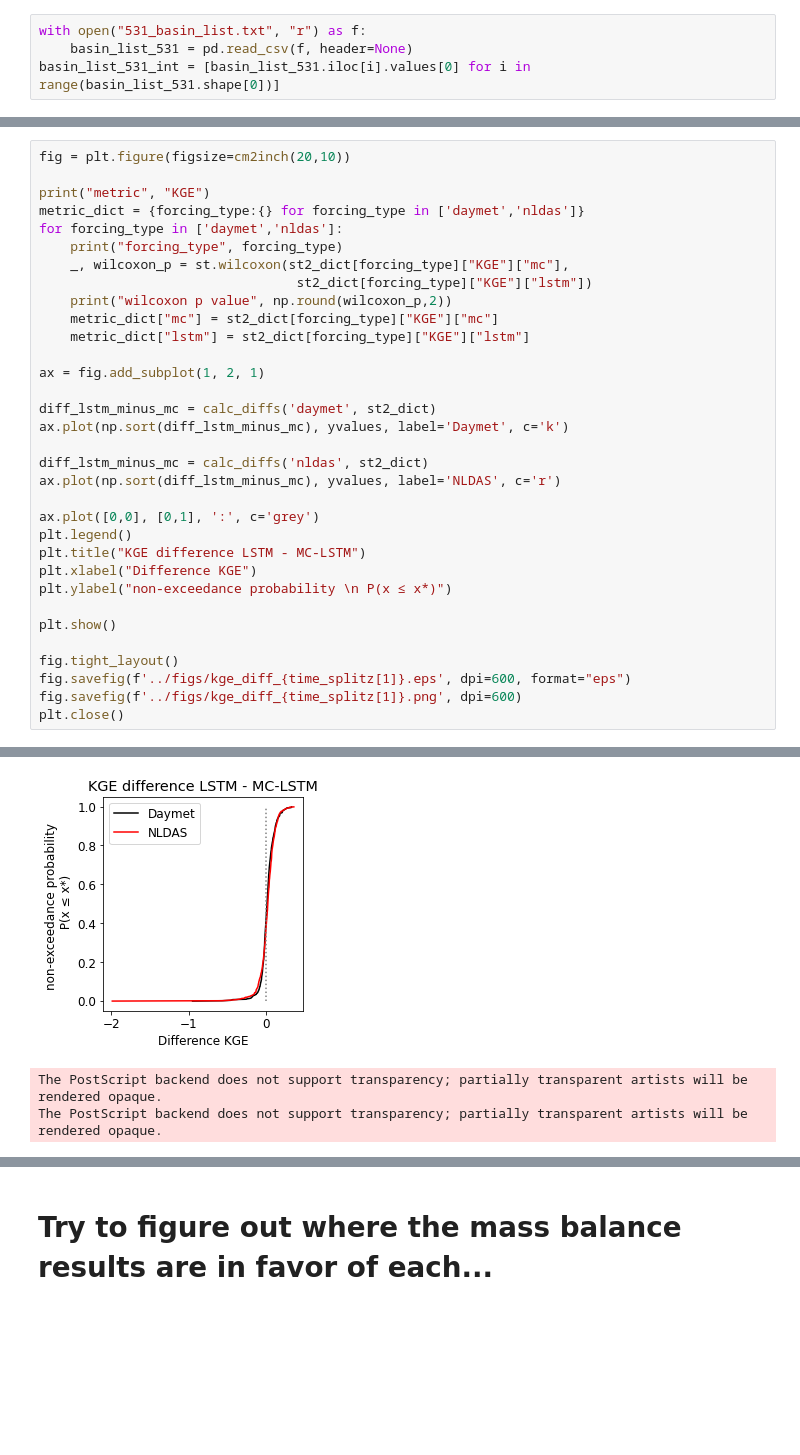
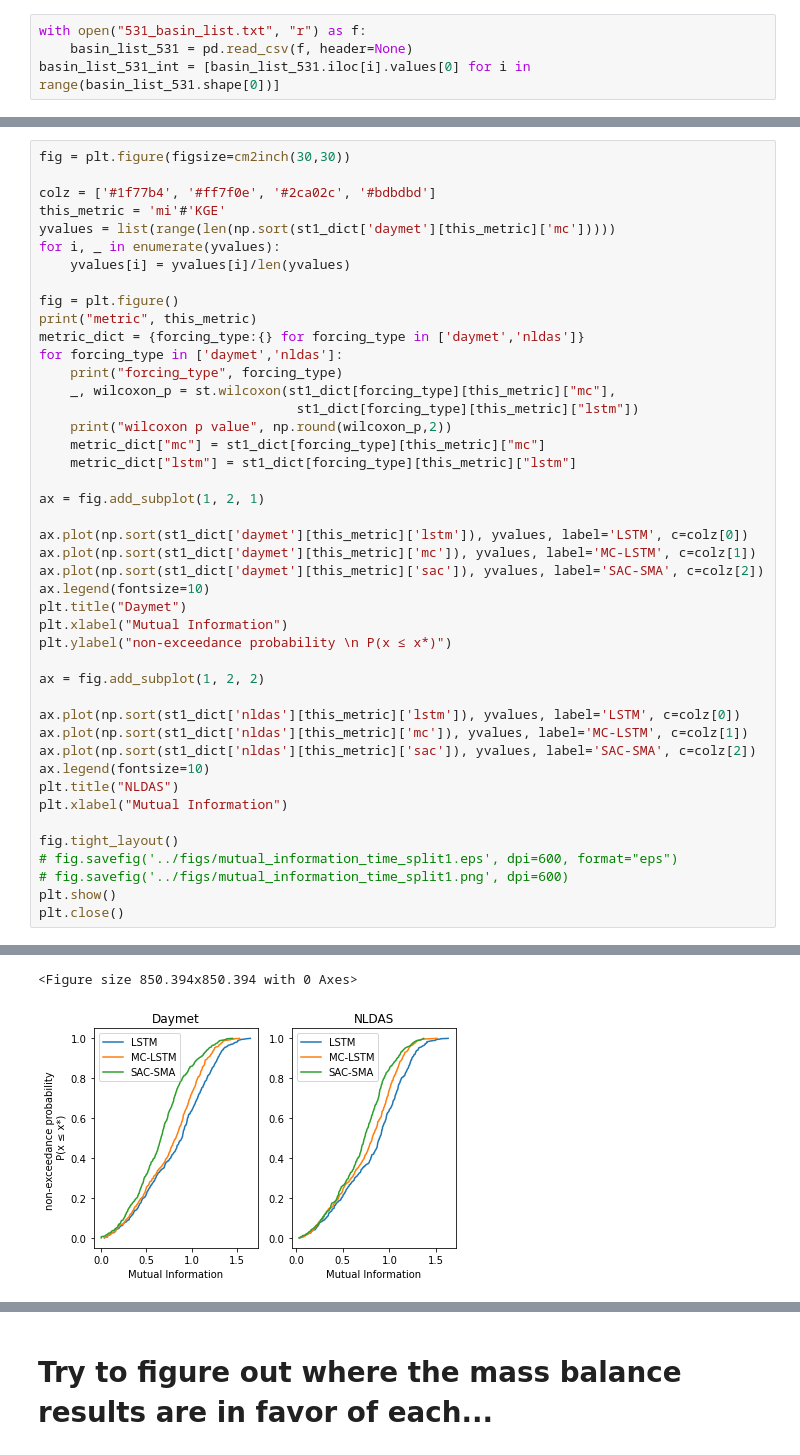
Before and after one commit to jmframe/mclstm_2021_mass_balance, a Jupyter notebook: results/make_figures.ipynb, the cells around one changed output, grey strips where cells are left out. Saved outputs shown, nothing was run; the diff lists cells and outputs as text; blank space fills up the shorter version.

```diff
--- a/results/make_figures.ipynb
+++ b/results/make_figures.ipynb
@@ -875,34 +1287,45 @@ The PostScript backend does not support transparency; partially transparent arti
 # %%
-fig = plt.figure(figsize=cm2inch(20,10))
+fig = plt.figure(figsize=cm2inch(30,30))
 
-print("metric", "KGE")
+colz = ['#1f77b4', '#ff7f0e', '#2ca02c', '#bdbdbd']
+this_metric = 'mi'#'KGE'
+yvalues = list(range(len(np.sort(st1_dict['daymet'][this_metric]['mc']))))
+for i, _ in enumerate(yvalues):
+    yvalues[i] = yvalues[i]/len(yvalues)
+
+fig = plt.figure()
+print("metric", this_metric)
 metric_dict = {forcing_type:{} for forcing_type in ['daymet','nldas']}
 for forcing_type in ['daymet','nldas']:
     print("forcing_type", forcing_type)
-    _, wilcoxon_p = st.wilcoxon(st2_dict[forcing_type]["KGE"]["mc"],
-                                 st2_dict[forcing_type]["KGE"]["lstm"])
+    _, wilcoxon_p = st.wilcoxon(st1_dict[forcing_type][this_metric]["mc"],
+                                 st1_dict[forcing_type][this_metric]["lstm"])
     print("wilcoxon p value", np.round(wilcoxon_p,2))
-    metric_dict["mc"] = st2_dict[forcing_type]["KGE"]["mc"]
-    metric_dict["lstm"] = st2_dict[forcing_type]["KGE"]["lstm"]
+    metric_dict["mc"] = st1_dict[forcing_type][this_metric]["mc"]
+    metric_dict["lstm"] = st1_dict[forcing_type][this_metric]["lstm"]
 
 ax = fig.add_subplot(1, 2, 1)
 
-diff_lstm_minus_mc = calc_diffs('daymet', st2_dict)
-ax.plot(np.sort(diff_lstm_minus_mc), yvalues, label='Daymet', c='k')
-
-diff_lstm_minus_mc = calc_diffs('nldas', st2_dict)
-ax.plot(np.sort(diff_lstm_minus_mc), yvalues, label='NLDAS', c='r')
-
-ax.plot([0,0], [0,1], ':', c='grey')
-plt.legend()
-plt.title("KGE difference LSTM - MC-LSTM")
-plt.xlabel("Difference KGE")
+ax.plot(np.sort(st1_dict['daymet'][this_metric]['lstm']), yvalues, label='LSTM', c=colz[0])
+ax.plot(np.sort(st1_dict['daymet'][this_metric]['mc']), yvalues, label='MC-LSTM', c=colz[1])
+ax.plot(np.sort(st1_dict['daymet'][this_metric]['sac']), yvalues, label='SAC-SMA', c=colz[2])
+ax.legend(fontsize=10)
+plt.title("Daymet")
+plt.xlabel("Mutual Information")
 plt.ylabel("non-exceedance probability \n P(x ≤ x*)")
 
-plt.show()
+ax = fig.add_subplot(1, 2, 2)
+
+ax.plot(np.sort(st1_dict['nldas'][this_metric]['lstm']), yvalues, label='LSTM', c=colz[0])
+ax.plot(np.sort(st1_dict['nldas'][this_metric]['mc']), yvalues, label='MC-LSTM', c=colz[1])
+ax.plot(np.sort(st1_dict['nldas'][this_metric]['sac']), yvalues, label='SAC-SMA', c=colz[2])
+ax.legend(fontsize=10)
+plt.title("NLDAS")
+plt.xlabel("Mutual Information")
 
 fig.tight_layout()
-fig.savefig(f'../figs/kge_diff_{time_splitz[1]}.eps', dpi=600, format="eps")
-fig.savefig(f'../figs/kge_diff_{time_splitz[1]}.png', dpi=600)
+# fig.savefig('../figs/mutual_information_time_split1.eps', dpi=600, format="eps")
+# fig.savefig('../figs/mutual_information_time_split1.png', dpi=600)
+plt.show()
 plt.close()
 # %% [output]
@@ -924,3 +1337,2 @@ mean_mc_better_than_lstm 0.0
+<Figure size 850.394x850.394 with 0 Axes>
-[figure, old version]
+[figure, new version]
-The PostScript backend does not support transparency; partially transparent artists will be rendered opaque.
-The PostScript backend does not support transparency; partially transparent artists will be rendered opaque.
```
Also changed, not shown: parts of 21 cells of this notebook.
